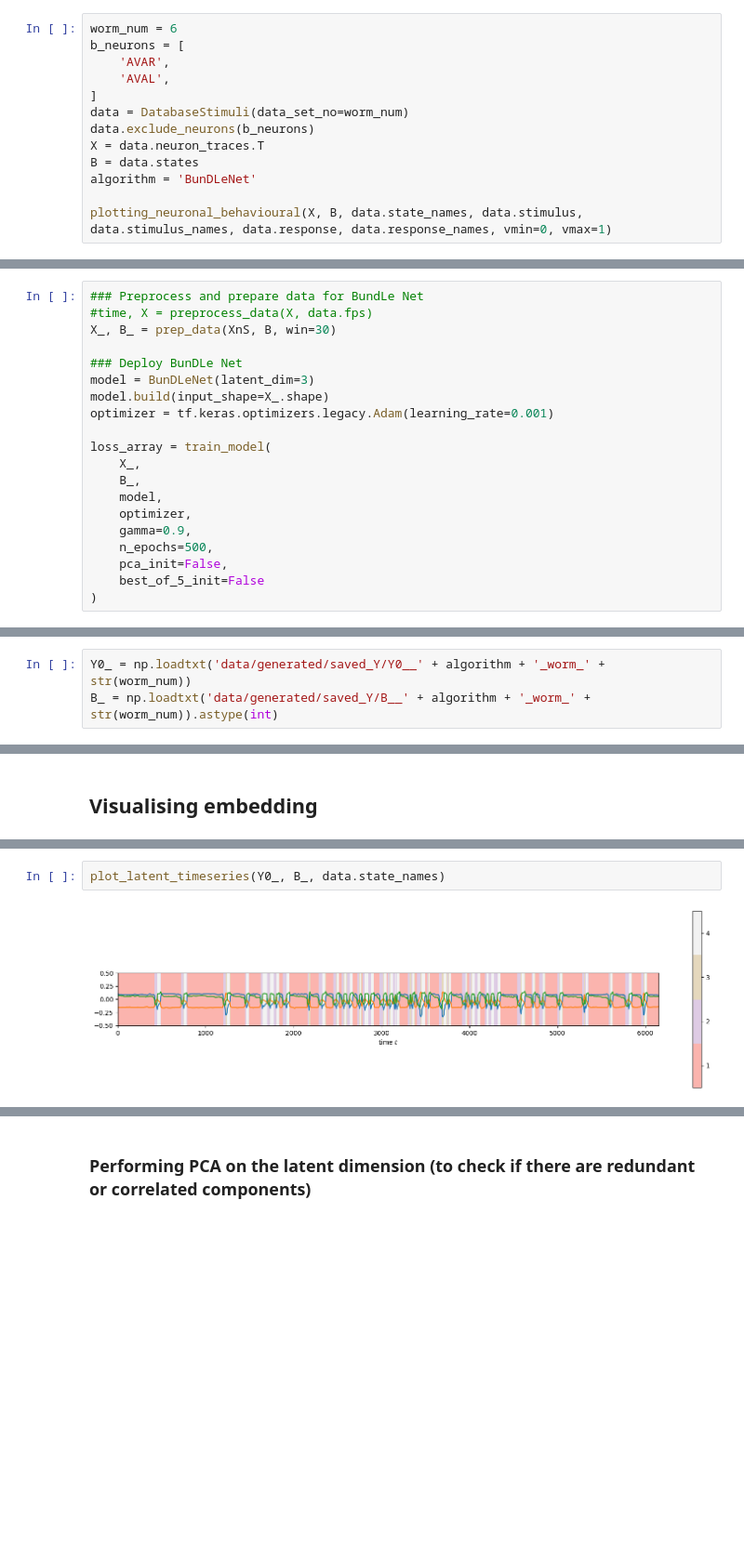
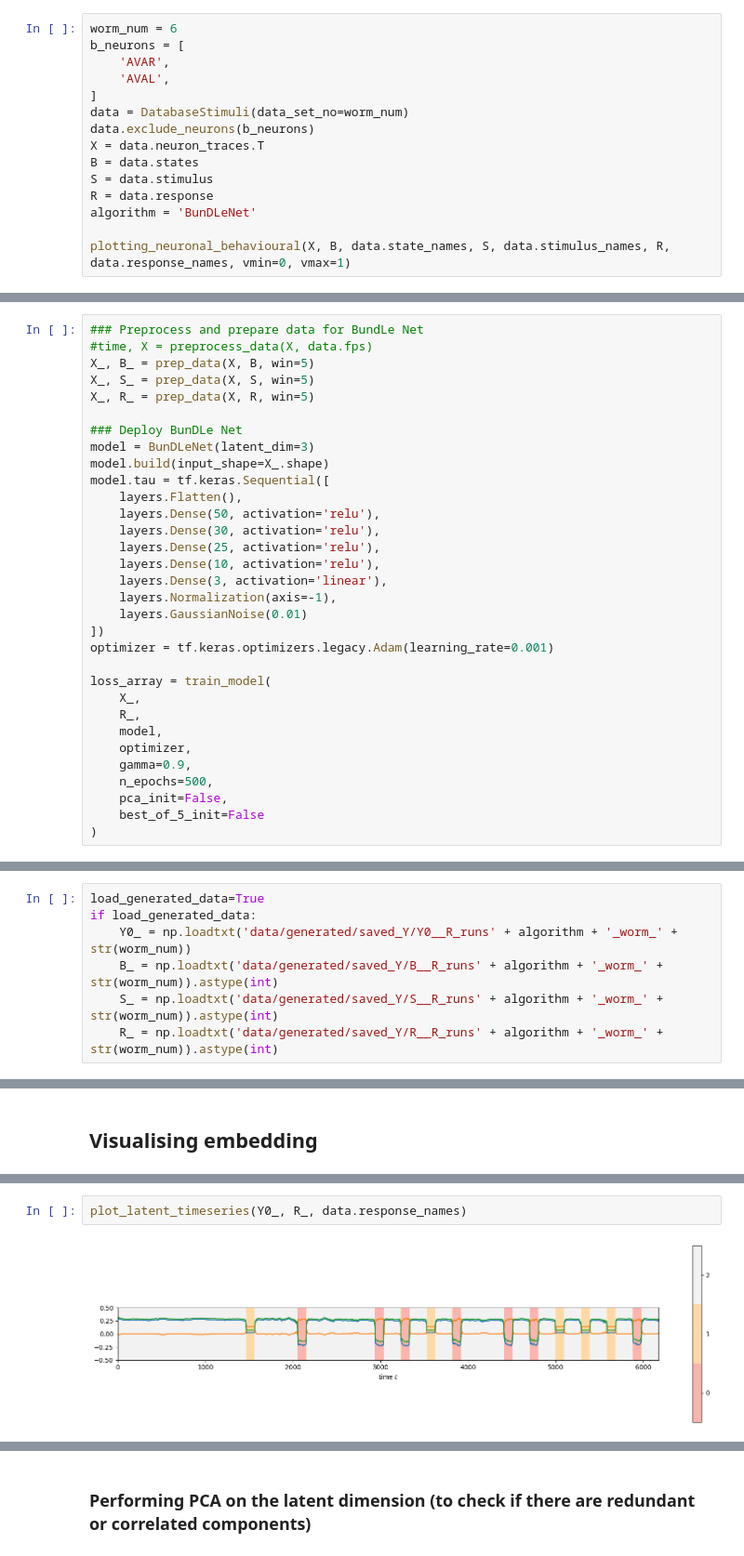
Before and after one commit to akshey-kumar/BunDLe-Net, a Jupyter notebook: experimental/on_stimuli_data/c_elegans_stimuli.ipynb, the cells around one changed output, grey strips where cells are left out. Shown at 93% size. Cells and saved outputs as stored; diff of their text form; blank space fills up the shorter version.

```diff
--- a/experimental/on_stimuli_data/c_elegans_stimuli.ipynb
+++ b/experimental/on_stimuli_data/c_elegans_stimuli.ipynb
@@ -22,9 +31,11 @@ data = DatabaseStimuli(data_set_no=worm_num)
 data.exclude_neurons(b_neurons)
 X = data.neuron_traces.T
 B = data.states
+S = data.stimulus
+R = data.response
 algorithm = 'BunDLeNet'
 
-plotting_neuronal_behavioural(X, B, data.state_names, data.stimulus, data.stimulus_names, data.response, data.response_names, vmin=0, vmax=1)
+plotting_neuronal_behavioural(X, B, data.state_names, S, data.stimulus_names, R, data.response_names, vmin=0, vmax=1)
 # %% [output]
 [figure]
 # %% [markdown]
@@ -40,16 +48,28 @@ plotting_neuronal_behavioural(XnS, B, data.state_names, data.stimulus, data.stim
 # %%
 ### Preprocess and prepare data for BundLe Net
 #time, X = preprocess_data(X, data.fps)
-X_, B_ = prep_data(XnS, B, win=30)
+X_, B_ = prep_data(X, B, win=5)
+X_, S_ = prep_data(X, S, win=5)
+X_, R_ = prep_data(X, R, win=5)
 
 ### Deploy BunDLe Net
 model = BunDLeNet(latent_dim=3)
 model.build(input_shape=X_.shape)
+model.tau = tf.keras.Sequential([
+    layers.Flatten(),
+    layers.Dense(50, activation='relu'),
+    layers.Dense(30, activation='relu'),
+    layers.Dense(25, activation='relu'),
+    layers.Dense(10, activation='relu'),
+    layers.Dense(3, activation='linear'),
+    layers.Normalization(axis=-1),
+    layers.GaussianNoise(0.01)
+])
 optimizer = tf.keras.optimizers.legacy.Adam(learning_rate=0.001)
 
 loss_array = train_model(
     X_,
-    B_,
+    R_,
     model,
     optimizer,
     gamma=0.9,
@@ -78,3 +102,7 @@ np.savetxt('data/generated/saved_Y/B__' + algorithm + '_worm_' + str(worm_num),
 # %%
-Y0_ = np.loadtxt('data/generated/saved_Y/Y0__' + algorithm + '_worm_' + str(worm_num))
-B_ = np.loadtxt('data/generated/saved_Y/B__' + algorithm + '_worm_' + str(worm_num)).astype(int)
+load_generated_data=True
+if load_generated_data:
+    Y0_ = np.loadtxt('data/generated/saved_Y/Y0__R_runs' + algorithm + '_worm_' + str(worm_num))
+    B_ = np.loadtxt('data/generated/saved_Y/B__R_runs' + algorithm + '_worm_' + str(worm_num)).astype(int)
+    S_ = np.loadtxt('data/generated/saved_Y/S__R_runs' + algorithm + '_worm_' + str(worm_num)).astype(int)
+    R_ = np.loadtxt('data/generated/saved_Y/R__R_runs' + algorithm + '_worm_' + str(worm_num)).astype(int)
@@ -83,4 +119,4 @@ B_ = np.loadtxt('data/generated/saved_Y/B__' + algorithm + '_worm_' + str(worm_n
 # %%
-plot_latent_timeseries(Y0_, B_, data.state_names)
+plot_latent_timeseries(Y0_, R_, data.response_names)
 # %% [output]
-[figure, old version]
+[figure, new version]
```
Also changed, not shown: parts of 19 cells of this notebook, 15 other files.
